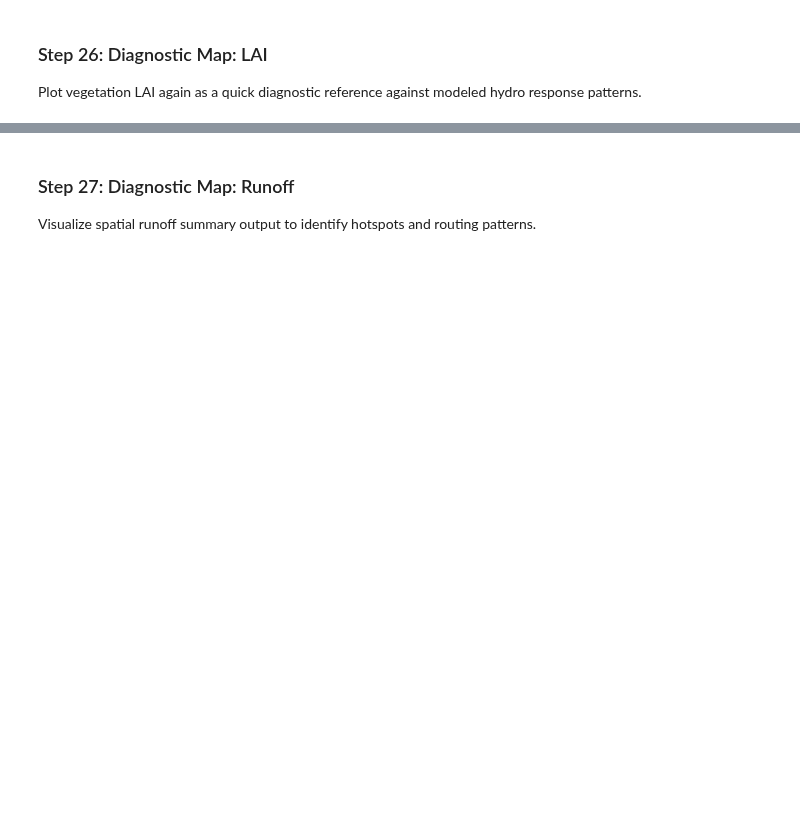
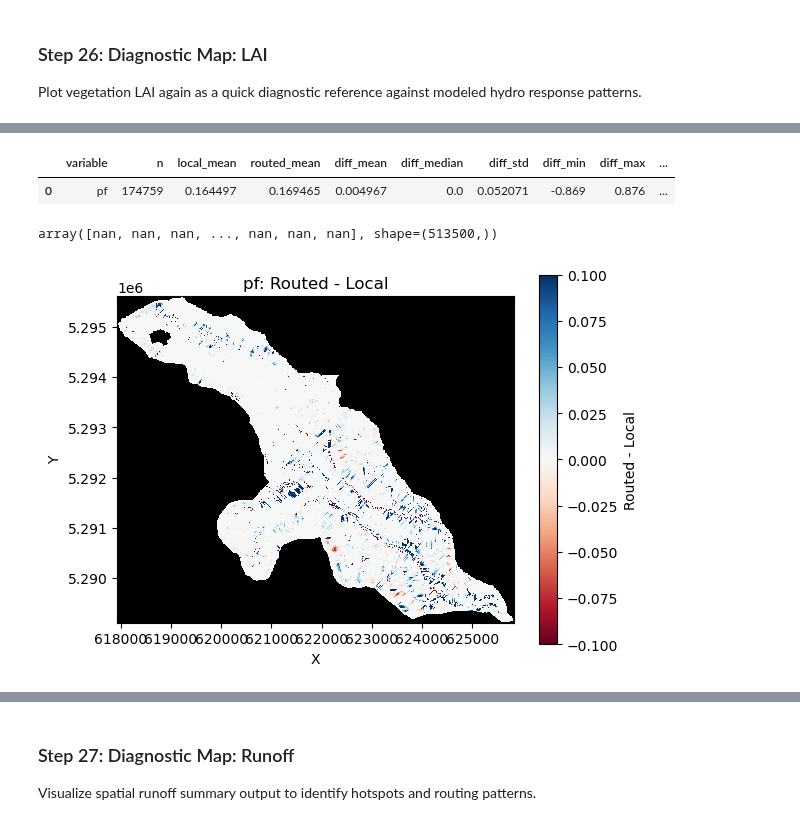
Before and after one commit to gaia-hazlab/landlab-debrisflow, a Jupyter notebook: notebook/Multi_Model_Probability.ipynb, the cells around one changed output, grey strips where cells are left out. Cells and saved outputs as stored; diff of their text form; code cells hidden in the pictures; blank space fills up the shorter version.

```diff
--- a/notebook/Multi_Model_Probability.ipynb
+++ b/notebook/Multi_Model_Probability.ipynb
@@ -784,0 +1026,51 @@ _=grid.add_field('test_recharge', mean_recharge , at='node', clobber=True)
+# %%
+import numpy as np
+import pandas as pd
+import matplotlib.pyplot as plt
+from landlab.plot.imshow import imshow_grid_at_node
+
+# choose variable: "pf", "ps", or "mw"
+key = "pf"
+
+a_local = np.asarray(results["local"][key], dtype=float)[core]
+a_routed = np.asarray(results["routed"][key], dtype=float)[core]
+
+mask = np.isfinite(a_local) & np.isfinite(a_routed)
+x = a_local[mask]
+y = a_routed[mask]
+d = y - x
+
+# summary matrix
+summary = pd.DataFrame([{
+    "variable": key,
+    "n": len(d),
+    "local_mean": np.mean(x),
+    "routed_mean": np.mean(y),
+    "diff_mean": np.mean(d),
+    "diff_median": np.median(d),
+    "diff_std": np.std(d, ddof=1),
+    "diff_min": np.min(d),
+    "diff_max": np.max(d),
+    "rmse": np.sqrt(np.mean(d**2)),
+    "corr": np.corrcoef(x, y)[0,1],
+    "r2": np.corrcoef(x, y)[0,1]**2,
+}])
+
+summary
+# %% [output]
+|  | variable | n | local_mean | routed_mean | diff_mean | diff_median | diff_std | diff_min | diff_max | ... |
+| 0 | pf | 174759 | 0.164497 | 0.169465 | 0.004967 | 0.0 | 0.052071 | -0.869 | 0.876 | ... |
+# %%
+diff_layer = np.full(grid.number_of_nodes, np.nan)
+diff_layer[core] = results["routed"][key][core] - results["local"][key][core]
+
+field_name = f"{key}_routed_minus_local"
+grid.add_field(field_name, diff_layer, at="node", clobber=True)
+# %% [output]
+array([nan, nan, nan, ..., nan, nan, nan], shape=(513500,))
+# %%
+imshow_grid_at_node(grid, field_name, cmap="RdBu", colorbar_label="Routed - Local")
+plt.title(f"{key}: Routed - Local")
+plt.show()
+# %% [output]
+[figure, added]
```
Also changed, not shown: parts of 41 cells of this notebook, 2 other files.
